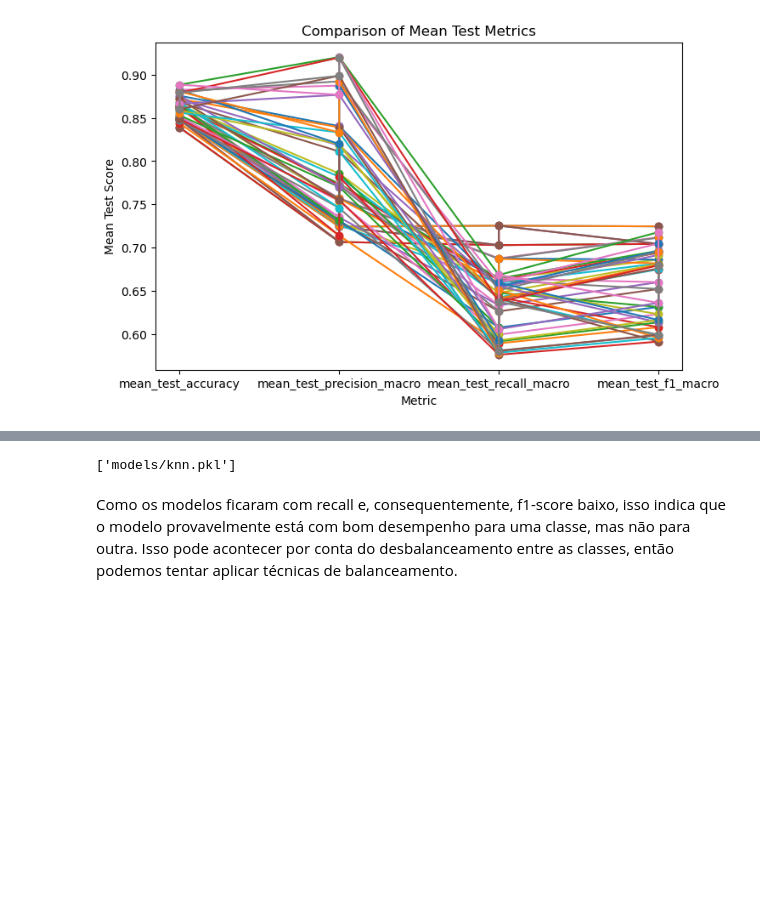
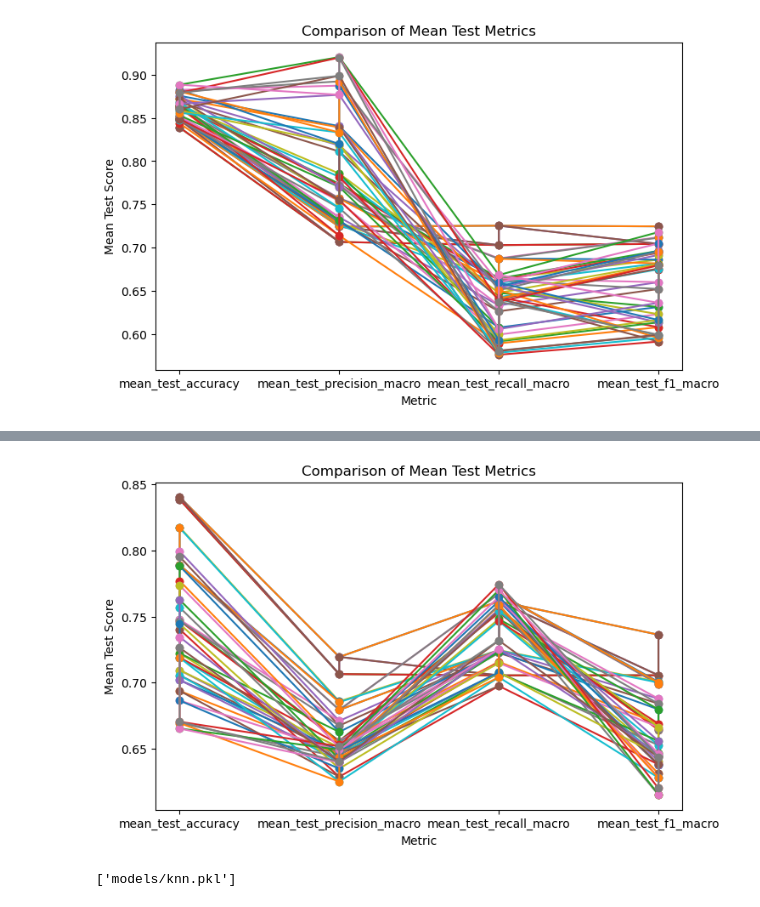
Before and after one commit to FrederickAlmeida/SpeedDating, a Jupyter notebook: modeling_knn.ipynb, the cells around one changed output, grey strips where cells are left out. Drawn from its saved outputs; the diff is of its cells as text; code cells hidden in the pictures; blank space fills up the shorter version.

```diff
--- a/modeling_knn.ipynb
+++ b/modeling_knn.ipynb
@@ -151,0 +170,5 @@ plt.show()
+# %%
+pipeline = Pipeline([
+    ('oversampler', SMOTE(sampling_strategy='auto', random_state=42, k_neighbors=5)),
+    ('knn', KNeighborsClassifier())
+])
@@ -151,0 +189,11 @@ plt.show()
+# %%
+grid_search = GridSearchCV(
+    pipeline,
+    param_grid=param_grid,
+    cv=skf,
+    scoring=scoring,
+    refit='f1_macro',
+    n_jobs=-1
+)
+# %%
+grid_search.fit(X_train, y_train)
@@ -152,6 +237,58 @@ plt.show()
+# %%
+results_df = pd.DataFrame(grid_search.cv_results_)
+
+# Let's pick the mean_test_* columns we want to compare
+metrics = [
+    "mean_test_accuracy",
+    "mean_test_precision_macro",
+    "mean_test_recall_macro",
+    "mean_test_f1_macro"
+]
+
+#############################################
+# (Optional) Filter to top models
+#############################################
+# For instance, select the 5 best models according to F1_macro
+top_n = 5
+results_top = results_df.nsmallest(top_n, "rank_test_f1_macro")
+
+#############################################
+# Melt the DataFrame to "long" format:
+#############################################
+# Identify any parameter columns you want in your plot label.
+# E.g., 'param_n_neighbors', 'param_metric', 'param_p', 'param_weights', etc.
+param_cols = ["param_knn__n_neighbors", "param_knn__metric", "param_knn__weights"]
+plot_df = results_df.melt(
+    id_vars=param_cols,      # keep these columns "as is"
+    value_vars=metrics,      # the columns we want to "unpivot"
+    var_name="metric",       # new column with the metric name
+    value_name="score"       # new column with the metric value
+)
+
+#############################################
+# Plot each param setting (model) as its own line
+#############################################
+plt.figure(figsize=(8, 5))
+
+# groupby the parameter combination so each unique combo is one line
+for combo, group in plot_df.groupby(param_cols):
+    # Create a label describing these parameters
+    # e.g., combo = (3, "minkowski", "uniform")
+    # Make a nice string:
+    label_str = ", ".join(f"{col}={val}" for col, val in zip(param_cols, combo))
+
+    # Plot the metric vs. score
+    # 'metric' will be the x-axis (categorical) and 'score' will be y-axis
+    plt.plot(group["metric"], group["score"], marker='o', label=label_str)
+
+plt.xlabel("Metric")
+plt.ylabel("Mean Test Score")
+plt.title(f"Comparison of Mean Test Metrics")
+#plt.legend()
+plt.show()
+# %% [output]
+[figure, added]
 # %%
 joblib.dump(grid_search.best_estimator_, 'models/knn.pkl')
 # %% [output]
 ['models/knn.pkl']
-# %% [markdown]
-Como os modelos ficaram com recall e, consequentemente, f1-score baixo, isso indica que o modelo provavelmente está com bom desempenho para uma classe, mas não para outra. Isso pode acontecer por conta do desbalanceamento entre as classes, então podemos tentar aplicar técnicas de balanceamento.
```
Also changed, not shown: parts of 7 cells of this notebook, 1 other file.
